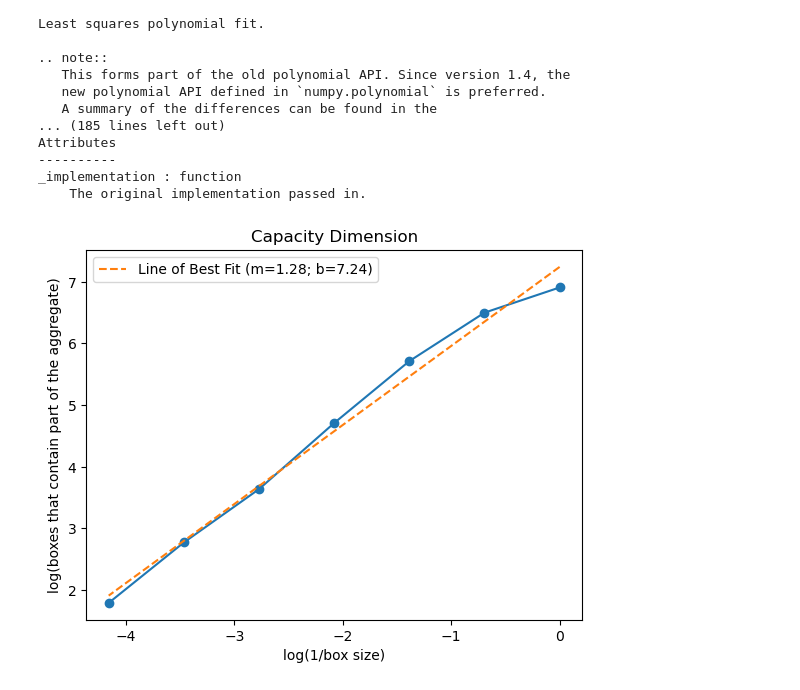
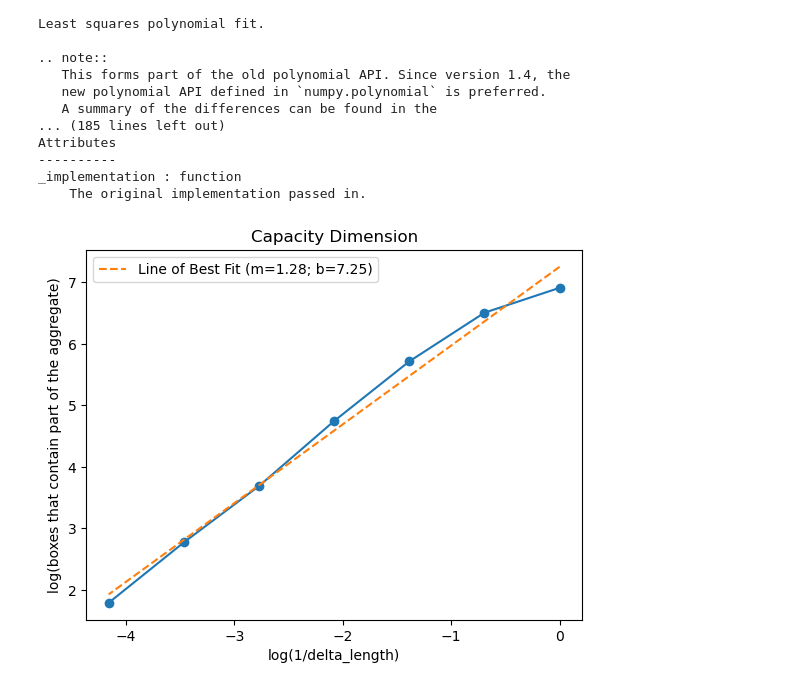
Before and after one commit to CordellGriggs/PHYS4130-S26, a Jupyter notebook: p4-Diffusion/P4 Cordell/Capacity_Dimension.ipynb, the cells around one changed output. Saved outputs shown, nothing was run; the diff lists cells and outputs as text; code cells hidden in the pictures.

```diff
--- a/p4-Diffusion/P4 Cordell/Capacity_Dimension.ipynb
+++ b/p4-Diffusion/P4 Cordell/Capacity_Dimension.ipynb
@@ -1,12 +1,12 @@
 # %%
 # RUNLOG:
 
-# After kill radius
+# XXXAfter kill radius
 # 14.2 s for N=1000
 # 3 min 32 s for N = 5000
 #
 #
-# After random.getrandbits(2)
+# XXXAfter random.getrandbits(2)
 # 7.3 s for N=1000
 #
 #
@@ -60,8 +60,8 @@ def resizing_circle(i, x, y):                                                  #
 
     r_max = find_rmax(i, x, y)
 
-    if radius < r_max + 10:
-        new_radius = r_max + 10
+    if radius < 2*r_max:
+        new_radius = 2*r_max
         x, y = spawn(new_radius)
         radius = new_radius
 
@@ -236,16 +236,16 @@ _implementation : function
 # %%
 fit=np.polyfit(log_sizes, log_counts, 1)
 capacity_dimension = fit[0]
 b = fit[1]
 
 overlay = capacity_dimension * log_sizes + b
 
 plt.plot(log_sizes, log_counts, marker='o')
-plt.plot(log_sizes, overlay, '--' ,label=f'Line of Best Fit (m={capacity_dimension:.2f}; b={b:.2f})') # dashed line?
+plt.plot(log_sizes, overlay, '--' ,label=f'Line of Best Fit (m={capacity_dimension:.2f}; b={b:.2f})')
 plt.title('Capacity Dimension')
-plt.xlabel('log(1/box size)')
+plt.xlabel('log(1/delta_length)')
 plt.ylabel('log(boxes that contain part of the aggregate)')
 plt.legend()
 plt.show()
 # %% [output]
-[figure, old version]
+[figure, new version]
```
Also changed, not shown: parts of 2 cells of this notebook.
